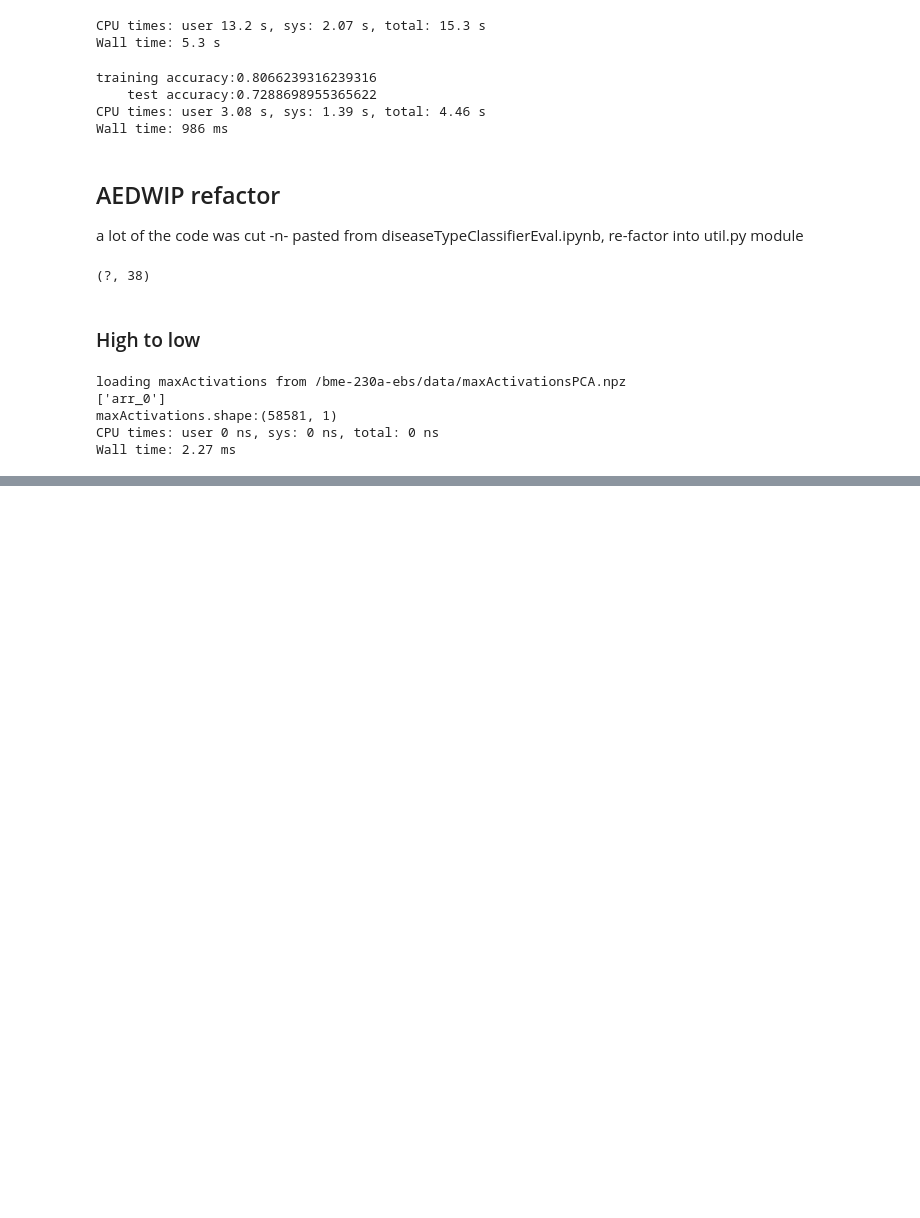
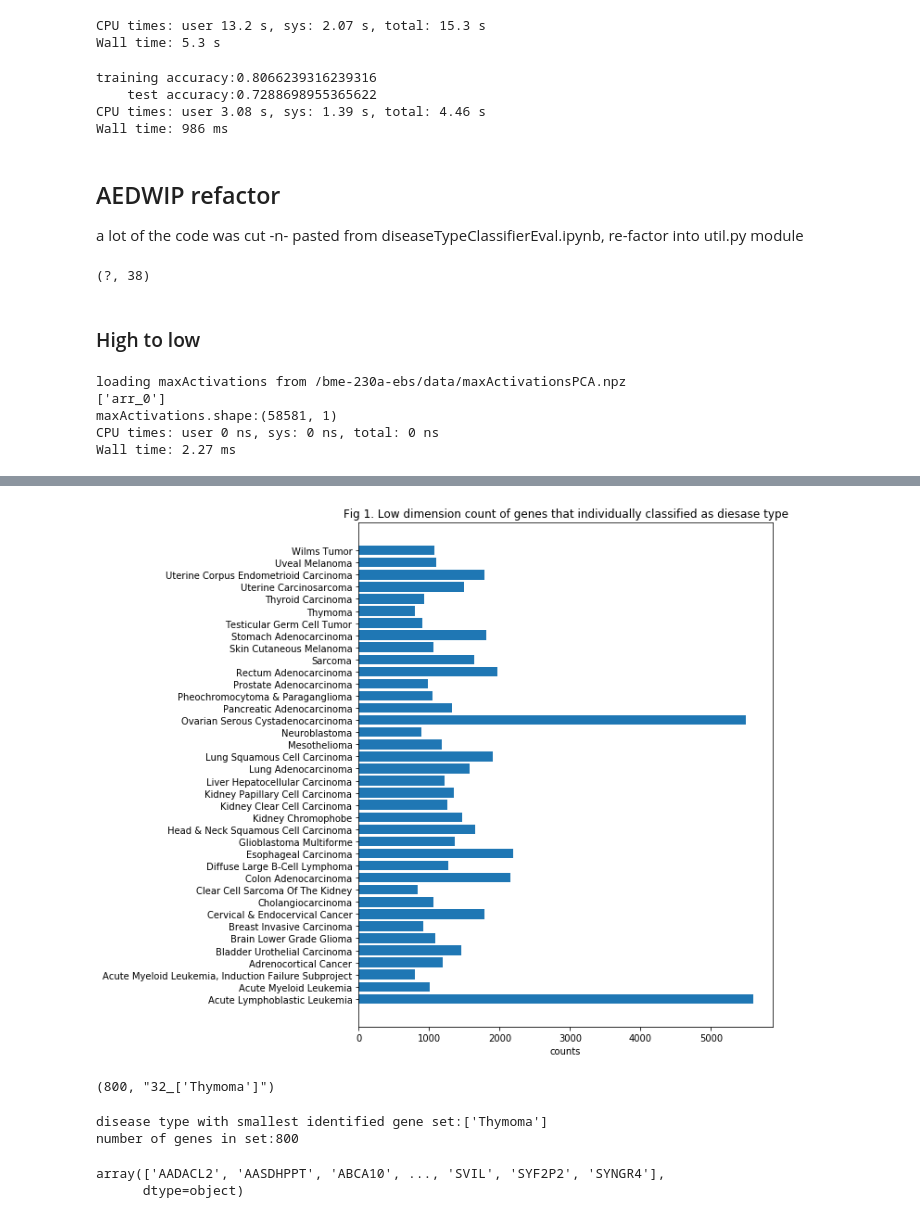
Before and after one commit to AEDWIP/BME-230a, a Jupyter notebook: dimensionaltyReducedDiseaseTypeClassifier.ipynb, the cells around one changed output, grey strips where cells are left out. Saved outputs shown, nothing was run; the diff lists cells and outputs as text; code cells hidden in the pictures; blank space fills up the shorter version.

```diff
--- a/dimensionaltyReducedDiseaseTypeClassifier.ipynb
+++ b/dimensionaltyReducedDiseaseTypeClassifier.ipynb
@@ -407,3 +383,12 @@ True
 # turn off deprecation warnings
 # https://ipython.readthedocs.io/en/stable/interactive/magics.html?highlight=capture#cellmagic-capture
 disease = diseaseLabelEncoder.inverse_transform(maxActivations.astype(int))
+# %%
+dataDict = {
+    "HugoId": hugoIds,
+    "disease": disease.flatten(),
+    "maxActDisease": maxActivations.astype(int).flatten()
+}
+
+activationDF = pd.DataFrame(data=dataDict)
+activationDF.head()
@@ -409,0 +402,42 @@ disease = diseaseLabelEncoder.inverse_transform(maxActivations.astype(int))
+# %%
+%%capture --no-display
+# turn off deprecation warnings
+# https://ipython.readthedocs.io/en/stable/interactive/magics.html?highlight=capture#cellmagic-capture
+countsDict = dict()
+grouped = activationDF.groupby("maxActDisease")
+for diseaseValue, group in grouped:
+    stats = group.agg(['count'])
+    dv = int(diseaseValue)
+    key = "{}_{}".format(dv, diseaseLabelEncoder.inverse_transform([dv]))
+    countsDict[key] = stats.values
+# %%
+%%capture --no-display
+# turn off deprecation warnings
+# https://ipython.readthedocs.io/en/stable/interactive/magics.html?highlight=capture#cellmagic-capture
+
+fig, ax = plt.subplots()
+fig.set_size_inches(8, 10)
+countsList = [v[0][0] for v in countsDict.values()]
+# AEDWIP no magic number 38 = number of classes
+dt = diseaseLabelEncoder.inverse_transform(range(38))
+plt.barh(dt, countsList)
+plt.title("Fig 1. Low dimension count of genes that individually classified as diesase type")
+plt.xlabel("counts")
+plt.savefig('images/dimensionaltyReducedDiseaseTypeClassifierFig1.png')
+
+plt.show()
+# %% [output]
+[figure, added]
+# %%
+# find disease with fewest genes that individually classified as diesase type
+# this is ugly. could not figure out how to do this using pandas
+from math import inf
+smallest = (inf, "AEDWIP")
+for k, vv in countsDict.items():
+    v = vv[0][0]
+    if smallest[0] > v:
+        smallest = (v, k)
+
+print(smallest)
+# %% [output]
+(800, "32_['Thymoma']")
@@ -409,0 +448,11 @@ disease = diseaseLabelEncoder.inverse_transform(maxActivations.astype(int))
+# %%
+setCount = smallest[0]
+smallestDiseaseValue, smallestDisease = smallest[1].split("_")
+print("disease type with smallest identified gene set:{}".format(smallestDisease))
+print("number of genes in set:{}".format(setCount))
+groupedDF.get_group('Pancreatic Adenocarcinoma')['HugoId'].values
+# %% [output]
+disease type with smallest identified gene set:['Thymoma']
+number of genes in set:800
+array(['AADACL2', 'AASDHPPT', 'ABCA10', ..., 'SVIL', 'SYF2P2', 'SYNGR4'],
+      dtype=object)
```
Also changed, not shown: parts of 4 cells of this notebook, 2 other files.
